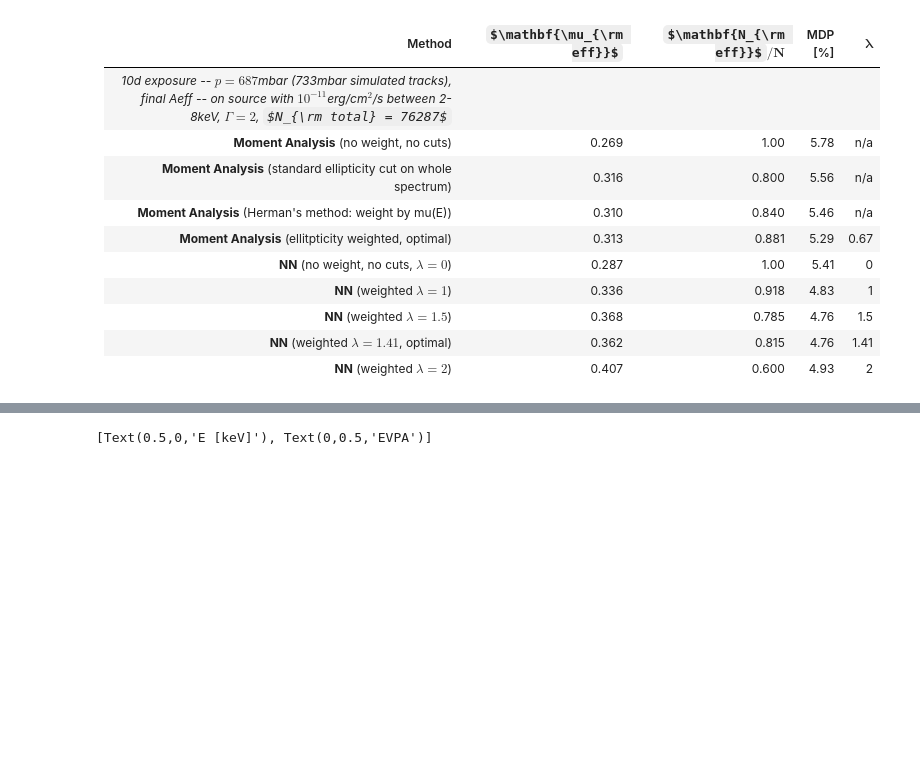
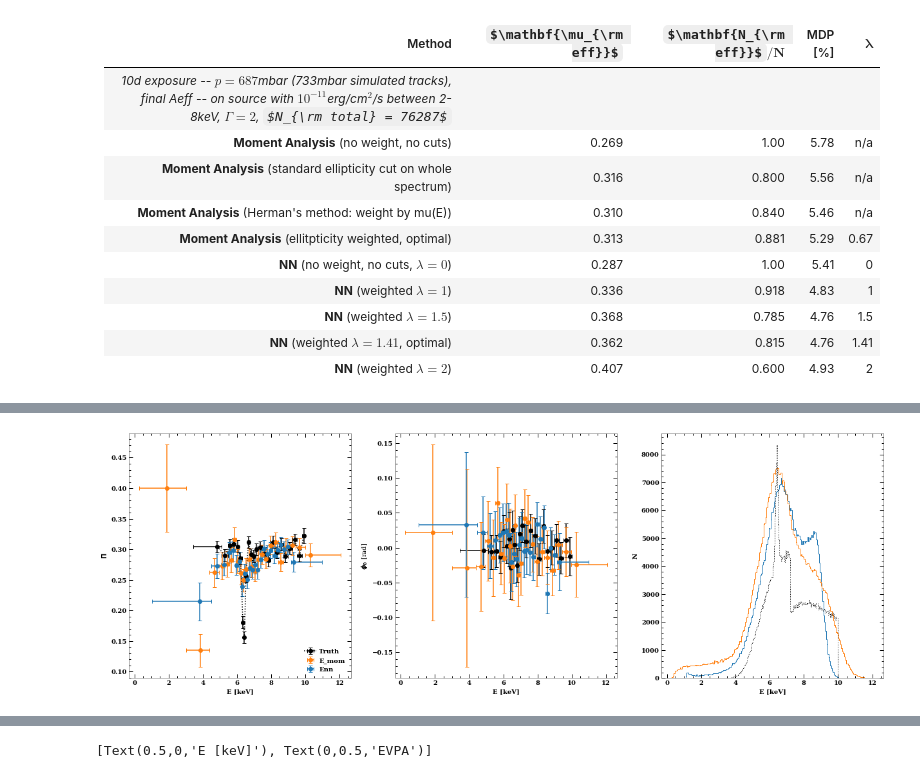
Before and after one commit to alpv95/IXPEML, a Jupyter notebook: notebooks/MDP_Check.ipynb, the cells around one changed output, grey strips where cells are left out. Drawn from its saved outputs; the diff is of its cells as text; code cells hidden in the pictures; some formulas as TeX source; blank space fills up the shorter version.

Commit message:
build_and_errors

```diff
--- a/notebooks/MDP_Check.ipynb
+++ b/notebooks/MDP_Check.ipynb
@@ -161,0 +152,86 @@ spec = np.loadtxt("spec.dat")
+# %%
+Enn_ordered_nn = sorted(zip(quad['NN_ENERGY'],quad['NN_PHI'],quad['NN_WEIGHT']))
+E_ordered_nn = sorted(zip(quad['ENERGY'],quad['NN_PHI'],quad['NN_WEIGHT']))
+Emom_ordered_nn = sorted(zip(quad['MOM_ENERGY'],quad['NN_PHI'],quad['NN_WEIGHT']))
+
+Emom_ordered_mom = sorted(zip(quad['MOM_ENERGY'],quad['MOM_PHI']))
+Enn_ordered_mom = sorted(zip(quad['NN_ENERGY'],quad['MOM_PHI']))
+E_ordered_mom = sorted(zip(quad['ENERGY'],quad['MOM_PHI']))
+
+
+E_ordered_true = sorted(zip(quad['ENERGY'],quad['PHI']))
+Enn_ordered_true = sorted(zip(quad['NN_ENERGY'],quad['PHI']))
+Emom_ordered_true = sorted(zip(quad['MOM_ENERGY'],quad['PHI']))
+# %%
+def err_pi_phi(pi, mu100, Neff):
+    return np.sqrt((2 - pi**2*mu100**2) / ((Neff-1)*mu100**2)), 1 / (pi*mu100*np.sqrt(Neff-1))
+# %%
+bin_size = 20000
+fig, (ax,ax2,ax3) = plt.subplots(figsize=(21,7), ncols=3)
+for style, lab, color in zip([E_ordered_true, Emom_ordered_mom, Enn_ordered_nn],
+                             ['Truth','E_mom','Enn'],
+                             ['k','C1','C0']):
+    i = 0
+    bin_edges = []
+    bin_meds = []
+    mus = []
+    phis = []
+    mu_errs = []
+    phi_errs = []
+    while True:
+        try:
+            try:
+                Es, angles, weights = map(np.array, zip(*style[i*bin_size:(i+1)*bin_size]))
+                mu_100 = np.sum(weights**2) / np.sum(weights)
+            except ValueError:
+                Es, angles = map(np.array, zip(*style[i*bin_size:(i+1)*bin_size]))
+                weights = None
+                if lab == 'Truth':
+                    mu_100 = 1
+                else:
+                    mu_100 = np.mean(mu100_momE(Es))
+
+            mu, phi0, Neff = weighted_stokes(angles, weights)
+            mu_err, phi_err = err_pi_phi(mu/mu_100, mu_100, Neff)
+
+            mus.append(mu/mu_100)
+            mu_errs.append(mu_err)
+            phis.append(phi0)
+            phi_errs.append(phi_err)
+
+            med = np.median(Es)
+            bin_meds.append(med)
+            bin_edges.append((med - min(Es), max(Es) - med))
+            i += 1
+        except:
+            break
+
+    if lab == "Truth":
+        linestyle=":"
+    else:
+        linestyle=""
+
+    h = ax.errorbar(bin_meds, mus, yerr=mu_errs, xerr=np.array(bin_edges).T,
+                     ls=linestyle, marker='o', label=lab, color=color)
+    h = ax2.errorbar(bin_meds, phis, yerr=phi_errs, xerr=np.array(bin_edges).T,
+                     ls="", marker='o', label=lab, color=color)
+leg = ax.legend(loc = 4,)
+for line, text in zip(leg.get_lines(), leg.get_texts()):
+    print(line.get_color())
+    text.set_color(line.get_color())
+
+ax.set_xlabel('E [keV]',fontweight='bold')
+ax.set_ylabel(r'$\Pi$')
+ax2.set_xlabel('E [keV]',fontweight='bold')
+ax2.set_ylabel(r'$\phi_0$ [rad]')
+
+
+h = ax3.hist(quad['NN_ENERGY'],bins=200,histtype='step',color='C0')
+h = ax3.hist(quad['MOM_ENERGY'],bins=200,histtype='step',color='C1')
+h = ax3.hist(quad['ENERGY'],bins=200,histtype='step',color='k',ls=":")
+ax3.set_xlabel('E [keV]',fontweight='bold')
+ax3.set_ylabel('N',fontweight='bold')
+
+plt.savefig("plots/" + "GXperi" + ".pdf", format="pdf", pad_inches=0.5,bbox_inches="tight")
+# %% [output]
+[figure, added]
```
Also changed, not shown: parts of 21 cells of this notebook, 8 other files.
